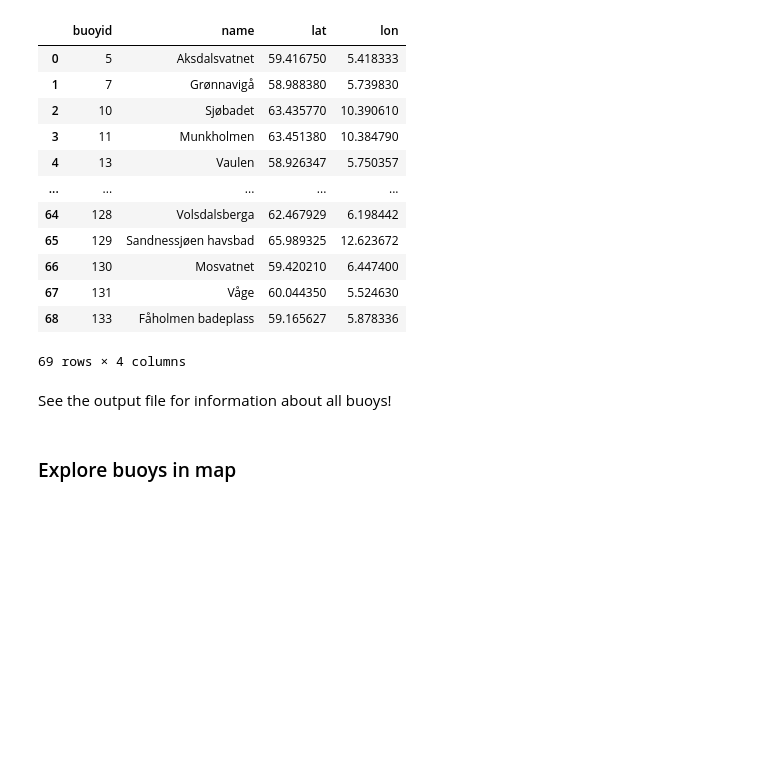
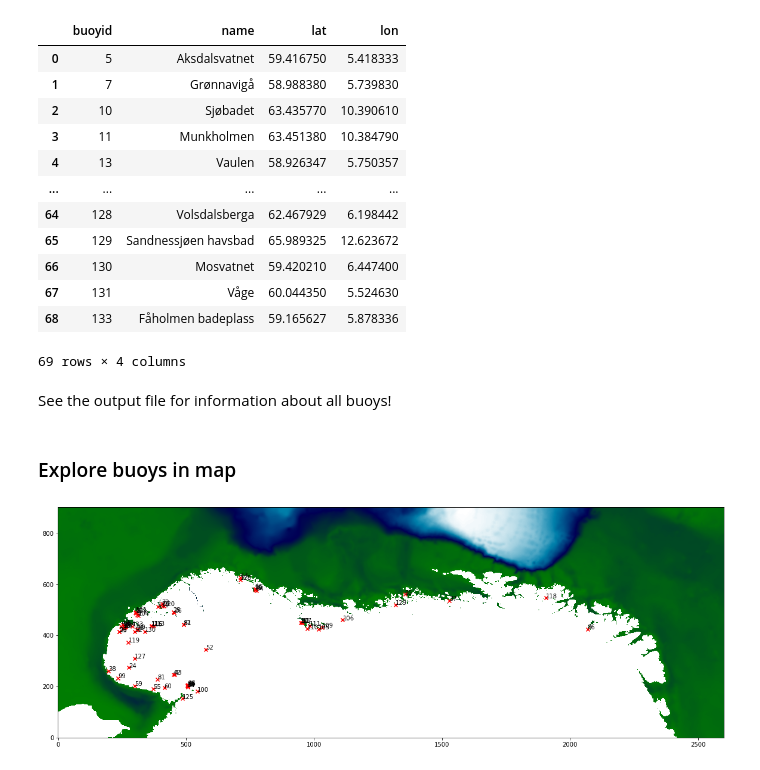
Before and after one commit to FlorianBeiser/havvarsel-data-driven-pred, a Jupyter notebook: HavvarselExplorer.ipynb, the cells around one changed output. Cells and saved outputs as stored; diff of their text form; code cells hidden in the pictures; blank space fills up the shorter version.

```diff
--- a/HavvarselExplorer.ipynb
+++ b/HavvarselExplorer.ipynb
@@ -131 +131,5 @@ def plot_sites(land, xys, buoyid, subarea=None):
+# %%
+plot_sites(land, xys, buoyid)
+# %% [output]
+[figure, added]
 # %%
```
Also changed, not shown: parts of 2 cells of this notebook.
